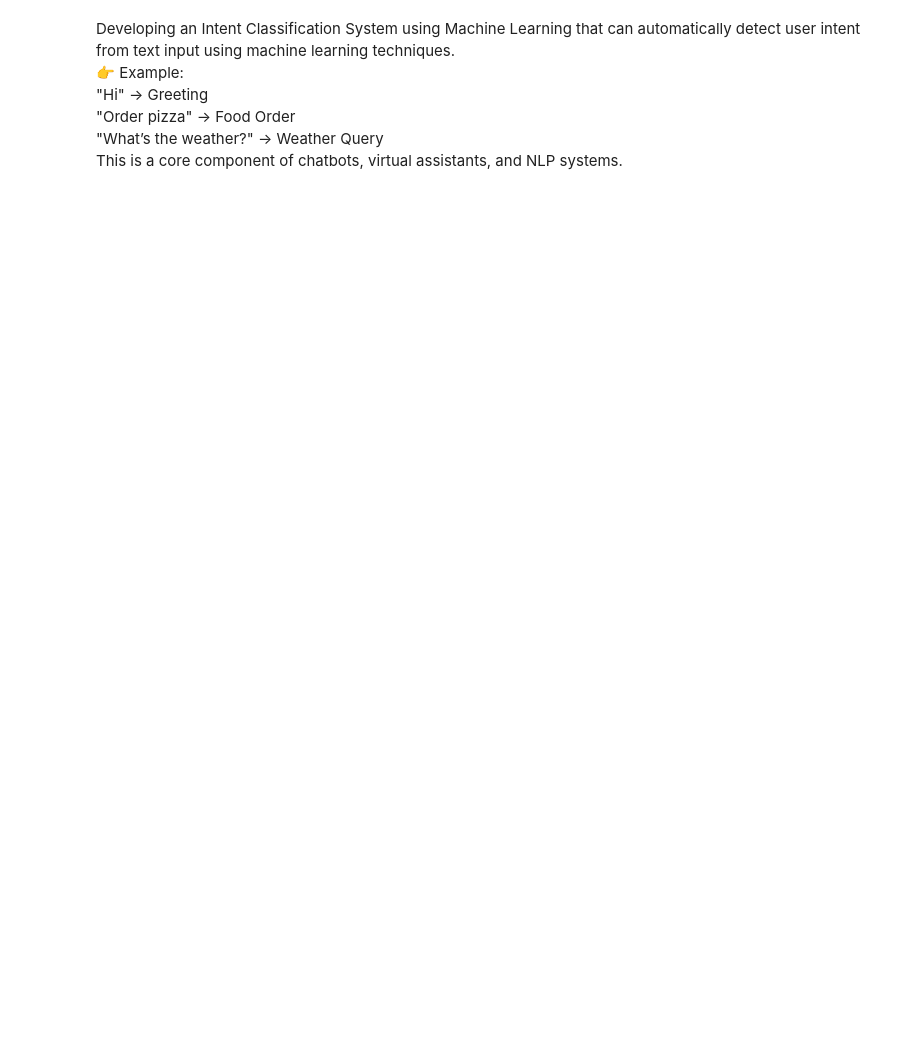
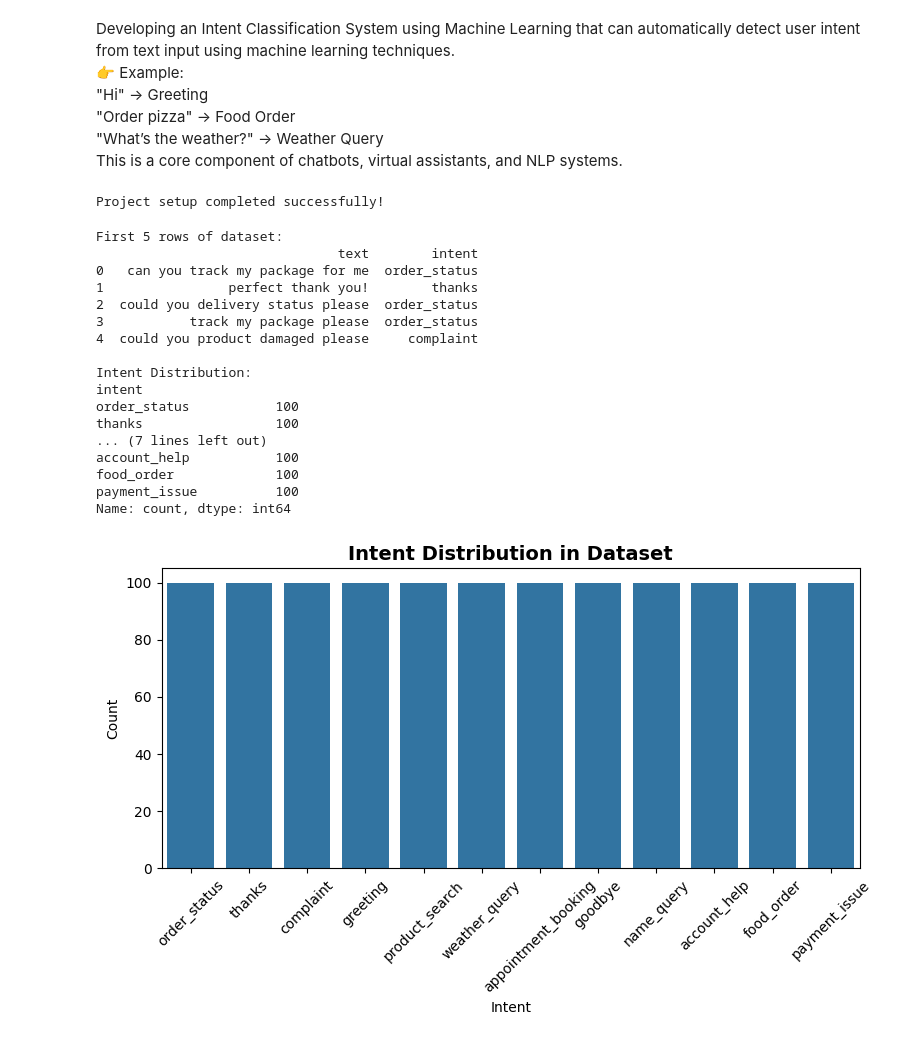
Before and after one commit to isaifullah/Intern_at_Hasnain_Karimain_Software_House, a Jupyter notebook: 14_intent_classifier/intent_classifier.ipynb, the cells around one changed output. Saved outputs shown, nothing was run; the diff lists cells and outputs as text; code cells hidden in the pictures; blank space fills up the shorter version.

Commit message:
Intent classifier system

```diff
--- a/14_intent_classifier/intent_classifier.ipynb
+++ b/14_intent_classifier/intent_classifier.ipynb
@@ -25,9 +25,15 @@ import pandas as pd
 import matplotlib.pyplot as plt
 import seaborn as sns
 
+
+#import spacy and load the English model
+import spacy
+nlp = spacy.load('en_core_web_sm')
+
 # Import machine learning utilities
 from sklearn.model_selection import train_test_split
 from sklearn.feature_extraction.text import TfidfVectorizer
+from sklearn.preprocessing import LabelEncoder
 
 # Import machine learning models
 from sklearn.linear_model import LogisticRegression
@@ -41,40 +47,66 @@ from sklearn.metrics import accuracy_score
 from sklearn.metrics import classification_report
 from sklearn.metrics import confusion_matrix
 
-# Ignore unnecessary warnings
+# Ignore warnings
 warnings.filterwarnings("ignore")
 
-# Print confirmation message
+# Confirmation message
 print("Project setup completed successfully!")
+# %% [output]
+Project setup completed successfully!
 # %%
+# ============================================================
+# CELL 2: Data loading and exploration
+# ============================================================
+
 # Function to load and explore the dataset
 def load_dataset(file_path):
     """
     Load and perform initial exploration of the dataset
     """
     # upload the dataset
     df = pd.read_csv(file_path)
 
-    #check the first few rows of the dataset
+    # check the first few rows of the dataset
     print("First 5 rows of dataset:")
     print(df.head())
 
-    # check the label distribution
-    print("\nLabel Distribution:")
-    print(df['label'].value_counts())
+    # check the intent distribution
+    print("\nIntent Distribution:")
+    print(df['intent'].value_counts())
 
-    # plot the label distribution with default colors
+    # plot the intent distribution with default colors
     plt.figure(figsize=(8, 5))
-    sns.countplot(x='label', data=df)
-    plt.title('Label Distribution in Dataset', fontsize=14, fontweight='bold')
-    plt.xlabel('Label')
+    sns.countplot(x='intent', data=df)
+    plt.xticks(rotation=45)
+    plt.title('Intent Distribution in Dataset', fontsize=14, fontweight='bold')
+    plt.xlabel('Intent')
     plt.ylabel('Count')
     plt.tight_layout()
-    plt.savefig('figures/label_distribution.png')
+    plt.savefig('figures/intent_distribution.png')
     plt.show()
 
     return df
 
 # Load dataset
-df = load_dataset('news_dataset.csv')
+df = load_dataset('intent_data.csv')
+# %% [output]
+First 5 rows of dataset:
+                               text        intent
+0   can you track my package for me  order_status
+1                perfect thank you!        thanks
+2  could you delivery status please  order_status
+3           track my package please  order_status
+4  could you product damaged please     complaint
+
+Intent Distribution:
+intent
+order_status           100
+thanks                 100
+... (7 lines left out)
+account_help           100
+food_order             100
+payment_issue          100
+Name: count, dtype: int64
+[figure, added]
 # %%
```
Also changed, not shown: parts of 15 cells of this notebook, 15 other files.
